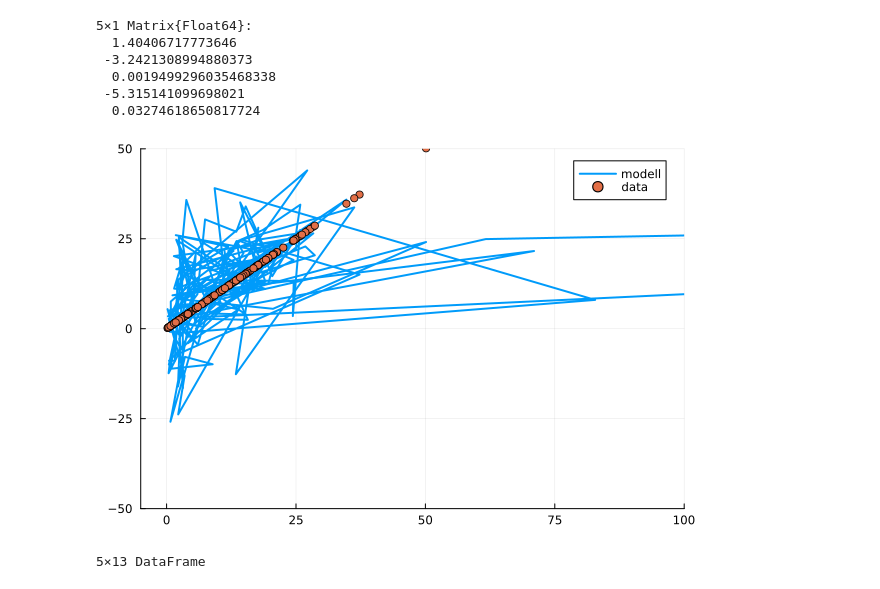
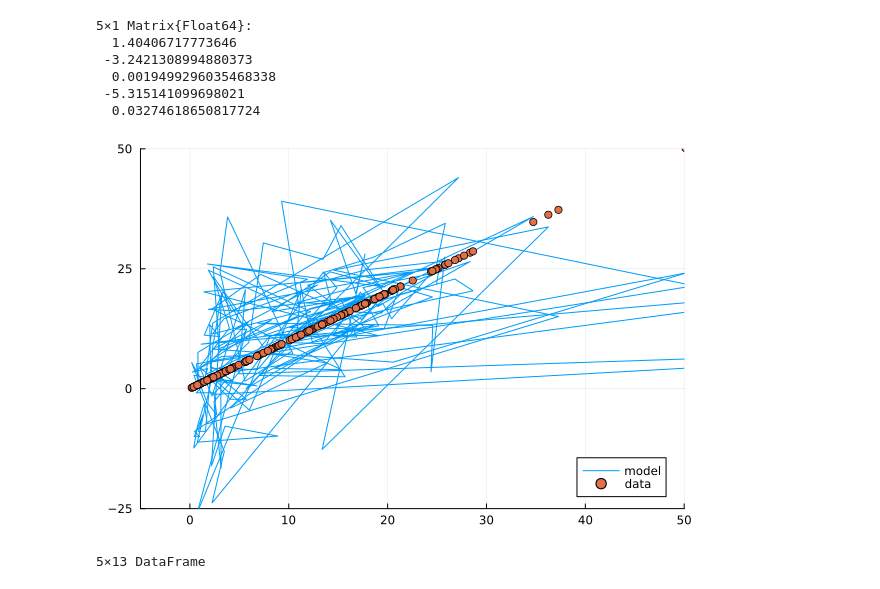
Before and after one commit to sverres/sverres.github.io, a Jupyter notebook: nmbu/oblig_3_periodic_table.ipynb, the cells around one changed output. Drawn from its saved outputs; the diff is of its cells as text; code cells hidden in the pictures.

```diff
--- a/nmbu/oblig_3_periodic_table.ipynb
+++ b/nmbu/oblig_3_periodic_table.ipynb
@@ -67,62 +67,62 @@ elements[1].boil
 
 df.atomic_mass = map(df.atomic_numbers) do atomic_nums
     # This inner part runs for each row
-    masses = [ustrip(elements[el].atomic_mass) for el in atomic_nums]
-    mean(masses)
+    values = [ustrip(elements[el].atomic_mass) for el in atomic_nums]
+    mean(values)
 end;
 
 df.density = map(df.atomic_numbers) do atomic_nums
     # This inner part runs for each row
-    densities = [ustrip(elements[el].density) for el in atomic_nums]
-    mean(densities)
+    values = [ustrip(elements[el].density) for el in atomic_nums]
+    mean(values)
 end;
 
 df.boil = map(df.atomic_numbers) do atomic_nums
     # This inner part runs for each row
-    boils = [ustrip(elements[el].boil) for el in atomic_nums]
-    mean(boils)
+    values = [ustrip(elements[el].boil) for el in atomic_nums]
+    mean(values)
 end;
 
 df.boil_max = map(df.atomic_numbers) do atomic_nums
     # This inner part runs for each row
-    boils = [ustrip(elements[el].boil) for el in atomic_nums]
-    maximum(boils)
+    values = [ustrip(elements[el].boil) for el in atomic_nums]
+    maximum(values)
 end;
 
 df.melt = map(df.atomic_numbers) do atomic_nums
     # This inner part runs for each row
-    melts = [ustrip(elements[el].melt) for el in atomic_nums]
-    mean(melts)
+    values = [ustrip(elements[el].melt) for el in atomic_nums]
+    mean(values)
 end;
 
 df.melt_max = map(df.atomic_numbers) do atomic_nums
     # This inner part runs for each row
-    melts = [ustrip(elements[el].melt) for el in atomic_nums]
-    maximum(melts)
+    values = [ustrip(elements[el].melt) for el in atomic_nums]
+    maximum(values)
 end;
 
 df.melt_min = map(df.atomic_numbers) do atomic_nums
     # This inner part runs for each row
-    melts = [ustrip(elements[el].melt) for el in atomic_nums]
-    minimum(melts)
+    values = [ustrip(elements[el].melt) for el in atomic_nums]
+    minimum(values)
 end;
 
 df.atomic_num_max = map(df.atomic_numbers) do atomic_nums
     # This inner part runs for each row
-    masses = [el for el in atomic_nums]
-    maximum(masses)
+    values = [el for el in atomic_nums]
+    maximum(values)
 end;
 
 df.atomic_num_min = map(df.atomic_numbers) do atomic_nums
     # This inner part runs for each row
-    masses = [el for el in atomic_nums]
-    minimum(masses)
+    values = [el for el in atomic_nums]
+    minimum(values)
 end;
 
 df.atomic_num_avg = map(df.atomic_numbers) do atomic_nums
     # This inner part runs for each row
-    masses = [el for el in atomic_nums]
-    mean(masses)
+    values = [el for el in atomic_nums]
+    mean(values)
 end;
 # %%
 # Normalisere til verdi mellom 0 og 1
@@ -214,10 +214,11 @@ x = A \ b
 # %%
 # --- Predict and plot --- Ikke helt heldig med denne (?)
 pred = A * x
-plot(df.LTC, pred, lw=2, label="modell", xlims=(-5,100), ylims=(-50,50))
+#plot(df.LTC, pred, lw=2, label="modell", xlims=(-5,100), ylims=(-50,50))
+plot(df.LTC, pred, lw=1, label="model", xlims=(-5,50), ylims=(-25,50))
 scatter!(df.LTC, df.LTC, lw=2, label="data")
 # %% [output]
-[figure, old version]
+[figure, new version]
 # %%
 # Nytt forsøk - sorterer data etter LTC-kolonnen
 df_ltc = sort(df, :LTC);
```
Also changed, not shown: parts of 2 cells of this notebook.
